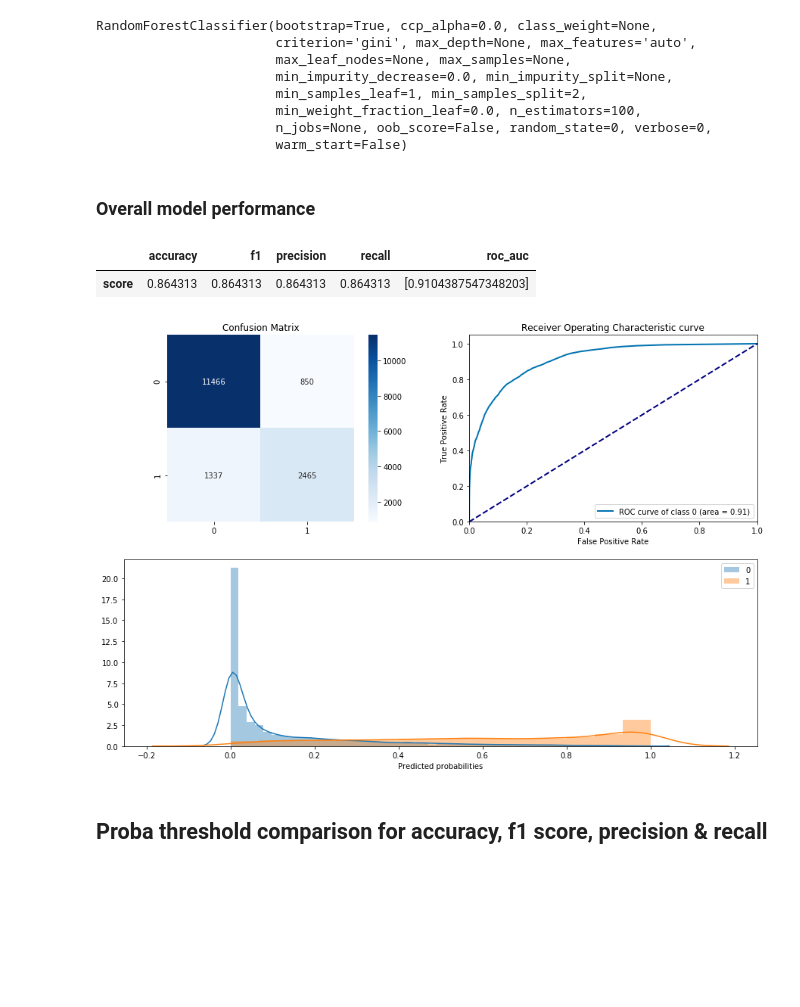
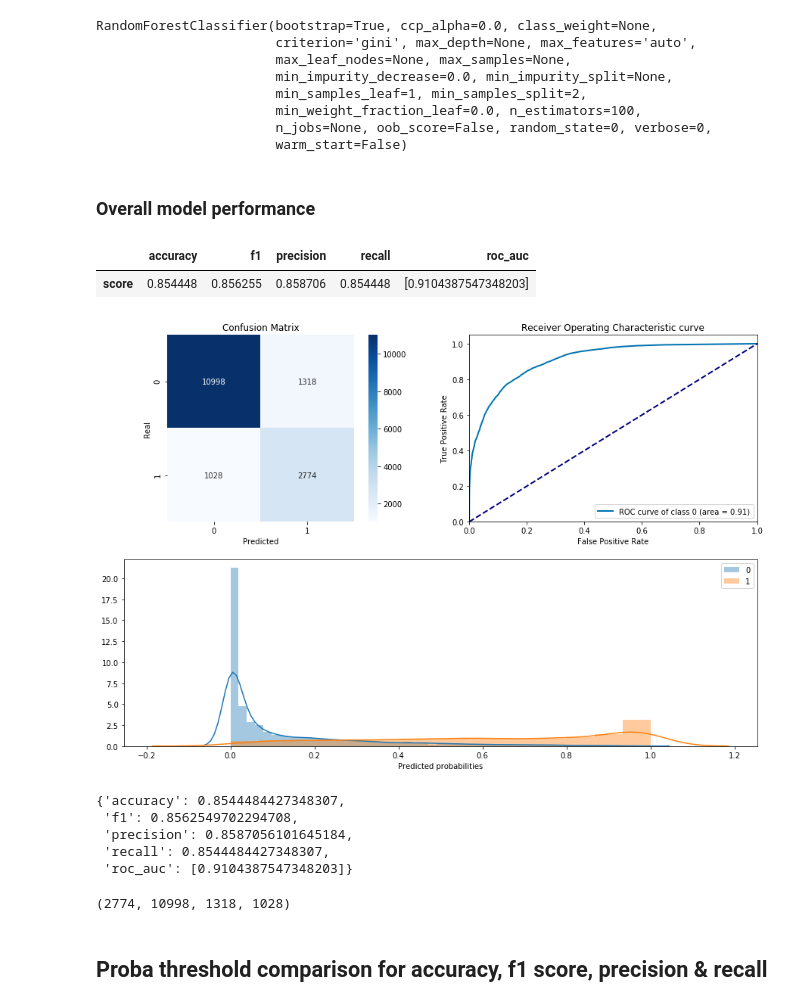
Before and after one commit to Nathanlauga/machine-learning-project-framework-example, a Jupyter notebook: 03_analyse/transparentai.ipynb, the cells around one changed output. Drawn from its saved outputs; the diff is of its cells as text; code cells hidden in the pictures; blank space fills up the shorter version.

```diff
--- a/03_analyse/transparentai.ipynb
+++ b/03_analyse/transparentai.ipynb
@@ -84,12 +163,29 @@ RandomForestClassifier(bootstrap=True, ccp_alpha=0.0, class_weight=None,
 # %%
 model = ClassificationModel(model=clf)
-model.compute_scores(X=X_test, y=y_test, threshold=0.5)
+model.compute_scores(X=X_test, y=y_test, threshold=0.4)
 model.plot_scores()
 # %% [output]
 ### Overall model performance
 |  | accuracy | f1 | precision | recall | roc_auc |
-| score | 0.864313 | 0.864313 | 0.864313 | 0.864313 | [0.9104387547348203] |
+| score | 0.854448 | 0.856255 | 0.858706 | 0.854448 | [0.9104387547348203] |
-[figure, old version]
+[figure, new version]
+# %%
+model.save_scores(fname='./clf_model_metrics.json')
+model.scores_to_json()
+# %% [output]
+{'accuracy': 0.8544484427348307,
+ 'f1': 0.8562549702294708,
+ 'precision': 0.8587056101645184,
+ 'recall': 0.8544484427348307,
+ 'roc_auc': [0.9104387547348203]}
+# %%
+TP = model.get_true_positives()
+TN = model.get_true_negatives()
+FP = model.get_false_positives()
+FN = model.get_false_negatives()
+len(TP), len(TN), len(FP), len(FN)
+# %% [output]
+(2774, 10998, 1318, 1028)
 # %%
 model.plot_threshold()
 # %% [output]
```
Also changed, not shown: parts of 41 cells of this notebook, 5 other files.
